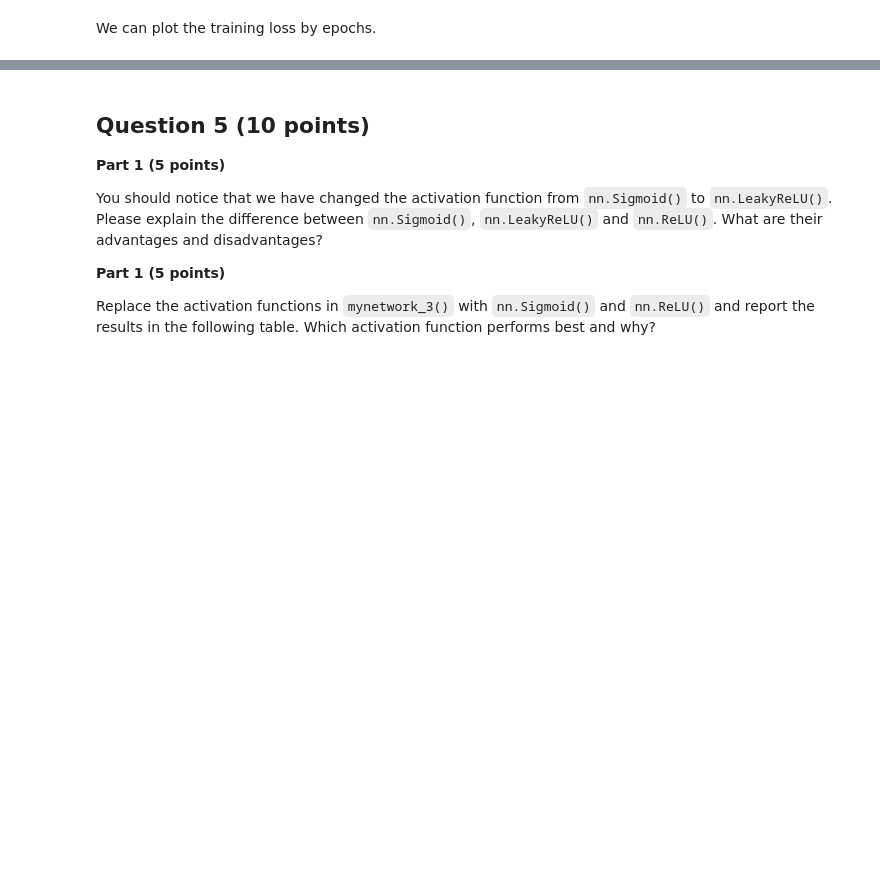
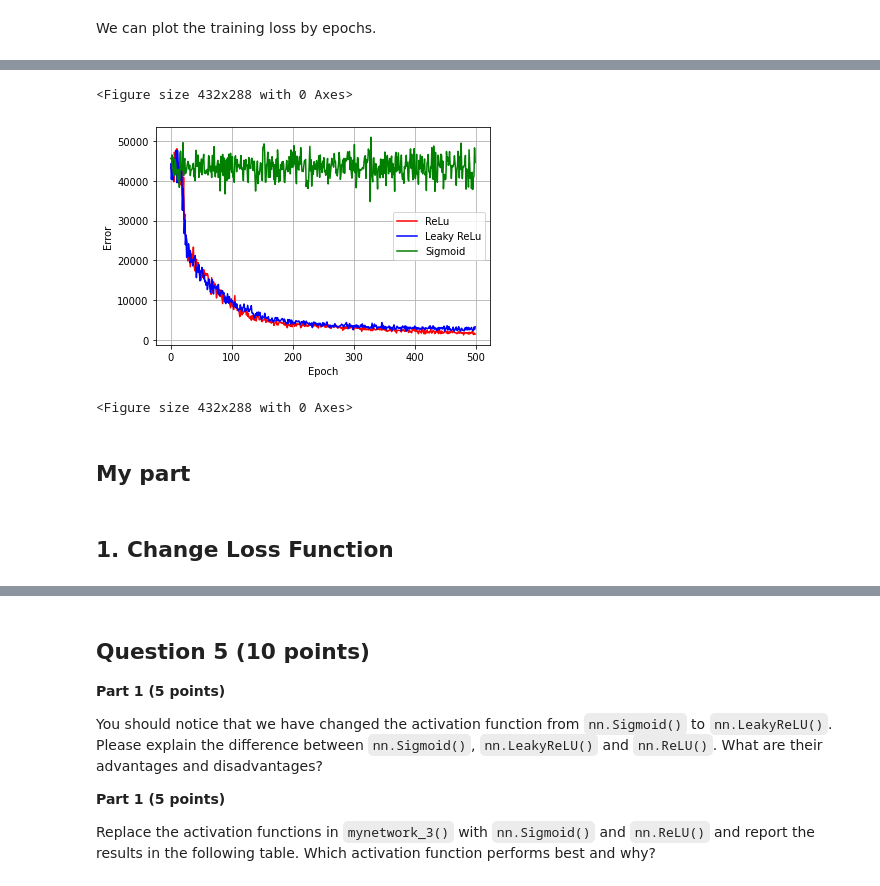
Before and after one commit to rcpaffenroth/PIC-Math-Workshop-on-Data-Science-2022, a Jupyter notebook: CaseStudy_3_NeuralNetwork.ipynb, the cells around one changed output, grey strips where cells are left out. Drawn from its saved outputs; the diff is of its cells as text; code cells hidden in the pictures; blank space fills up the shorter version.

```diff
--- a/CaseStudy_3_NeuralNetwork.ipynb
+++ b/CaseStudy_3_NeuralNetwork.ipynb
@@ -583,0 +693,23 @@ print (tabulate(results, headers=["Model", "Training MAE", "Training MSE", "Trai
+# %%
+class mynetwork_yu_sig(nn.Module):
+    def __init__(self):
+        super(mynetwork_yu_sig, self).__init__()
+        self.structure = nn.Sequential(
+            nn.Linear(160,100),
+            #nn.LeakyReLU(),
+            nn.Sigmoid(),
+            nn.Linear(100,80),
+            #nn.LeakyReLU(),
+            nn.Sigmoid(),
+            nn.Linear(80,50),
+            #nn.LeakyReLU(),
+            nn.Sigmoid(),
+            nn.Linear(50,1)
+        )
+
+    def forward(self, x):
+        x = self.structure(x)
+        return x
+
+model_yu_sig = mynetwork_yu_sig()
+mynetwork_yu_sig, losses_yu_sig = train(XTrain, yTrain, model_yu_sig, num_epochs, learning_rate, batch_size, criterion, print_interval)
@@ -583,0 +734,14 @@ print (tabulate(results, headers=["Model", "Training MAE", "Training MSE", "Trai
+# %%
+
+plt.plot(losses_model3,'r',label='ReLu')
+plt.plot(losses_yu_lrelu,'b',label='Leaky ReLu')
+plt.plot(losses_yu_sig,'g',label='Sigmoid')
+plt.grid()
+plt.legend()
+plt.xlabel("Epoch")
+plt.ylabel("Error")
+plt.figure()
+# %% [output]
+<Figure size 432x288 with 0 Axes>
+[figure, added]
+<Figure size 432x288 with 0 Axes>
@@ -583,0 +752,4 @@ print (tabulate(results, headers=["Model", "Training MAE", "Training MSE", "Trai
+# %% [markdown]
+## My part
+# %% [markdown]
+## 1. Change Loss Function
```
Also changed, not shown: parts of 37 cells of this notebook, 1 other file.
